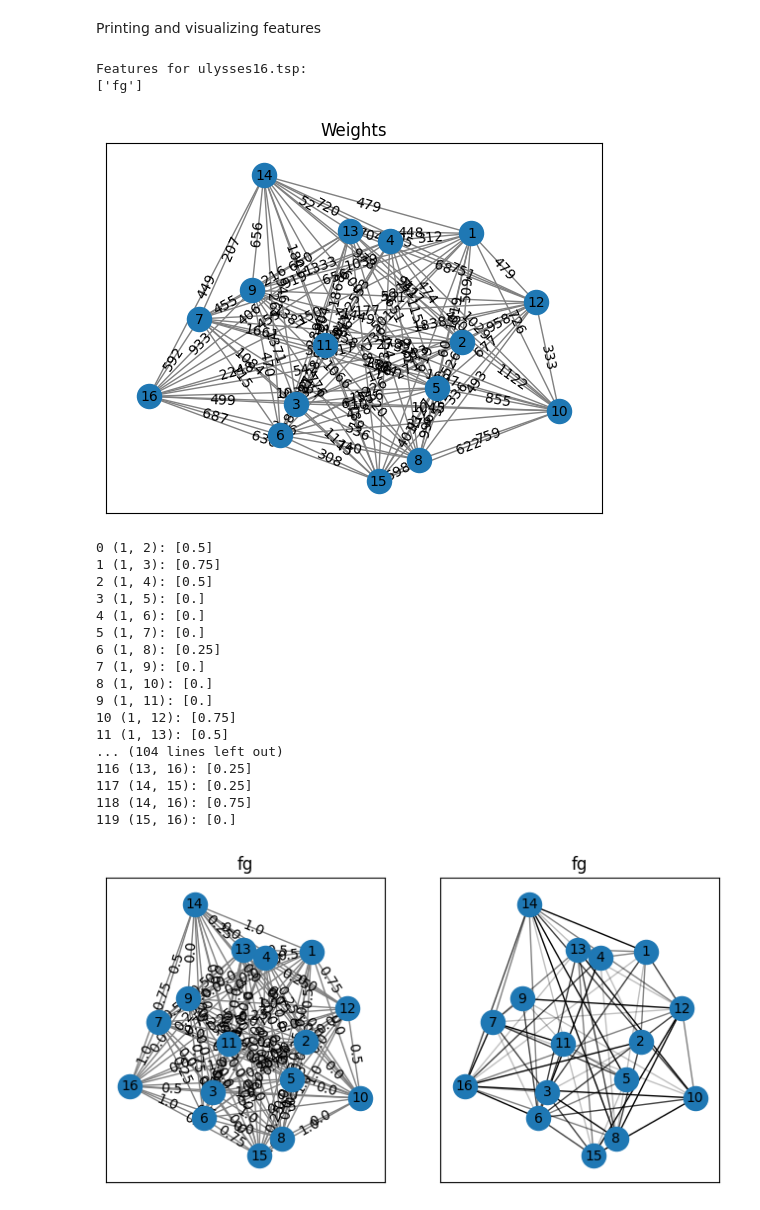
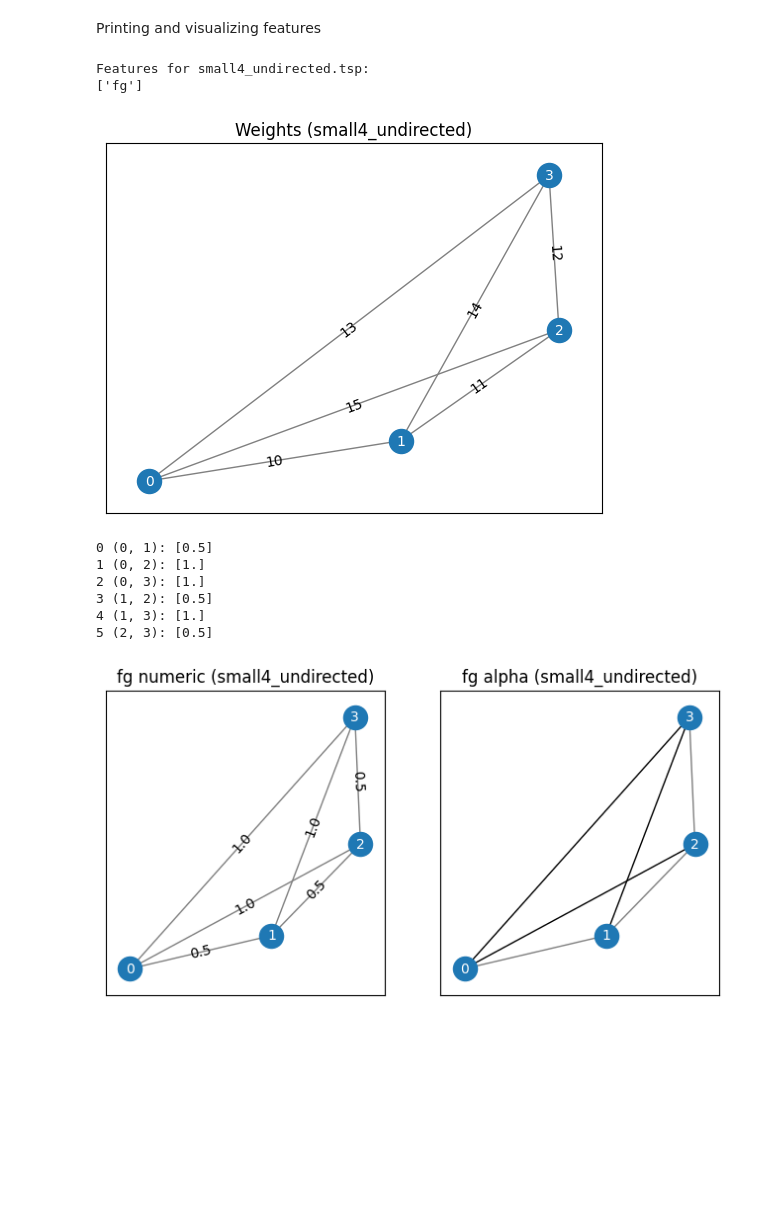
Before and after one commit to krishnabhattaram/TSPPruning, a Jupyter notebook: optlearn/extraction_demo.ipynb, the cells around one changed output. Cells and saved outputs as stored; diff of their text form; code cells hidden in the pictures; blank space fills up the shorter version.

Commit message:
Add small4, implement OVERRIDE_FEATURES

```diff
--- a/optlearn/extraction_demo.ipynb
+++ b/optlearn/extraction_demo.ipynb
@@ -36,0 +26,12 @@ Done! :D
+# %%
+DATA_PATH = os.path.join(os.path.abspath(''), DATA_DIR)
+PROBLEMS_PATH = os.path.join(DATA_PATH, PROBLEMS_DIR)
+FEATURES_PATH = os.path.join(DATA_PATH, FEATURES_DIR)
+
+from optlearn.experiments.build_data import build_features
+build_features(
+	FEATURES_PATH,
+	PROBLEMS_PATH,
+	DESIRED_EDGE_FEATURES,
+	override=OVERRIDE_FEATURES
+)
@@ -47,7 +64,7 @@ from optlearn.io_utils import optObject
 
 # Note: We're not using optlearn.plotting.plot_graph because it isn't very
 # helpful here - it doesn't show numerical values
-# from optlearn.plotting import plot_graph
+from optlearn.plotting import plot_graph
 import matplotlib.pyplot as plt
 
 PYPLOT_WIDTH_INCHES = 4 * 2
@@ -56,7 +73,7 @@ ARC_RADIUS = 0.15
 
 def draw_full_graph(ax=None, use_alpha=False):
 	nx.draw_networkx_nodes(G, pos, ax=ax)
-	nx.draw_networkx_labels(G, pos, font_size=10, ax=ax)
+	nx.draw_networkx_labels(G, pos, font_size=10, font_color='w', ax=ax)
 	connectionstyle = 'arc3' + (f',rad={ARC_RADIUS}' if G.is_directed() else '')
 	nx.draw_networkx_edges(
 		G,
@@ -77,71 +94,61 @@ def draw_full_graph(ax=None, use_alpha=False):
 			connectionstyle=connectionstyle
 		)
 
-for problem_file_name in os.listdir(PROBLEMS_DIR):
+for problem_file_name in os.listdir(PROBLEMS_PATH):
 	# 2. Prints features
 	print(f'Features for {problem_file_name}:')
 	print(DESIRED_EDGE_FEATURES)
-	feature_file_name = problem_file_name.replace('.tsp', '.npy')
+	problem_name = problem_file_name.removesuffix('.tsp')
+	feature_file_name = problem_name + '.npy'
 	features_data = loader.load_features([
-		os.path.join(FEATURES_DIR, feature, feature_file_name)
+		os.path.join(FEATURES_PATH, feature, feature_file_name)
 		for feature in DESIRED_EDGE_FEATURES])
 
 	# 3. Plots each feature as a separate graph
-	problem_file_path = os.path.join(PROBLEMS_DIR, problem_file_name)
+	problem_file_path = os.path.join(PROBLEMS_PATH, problem_file_name)
 	# Returns graph with N(N - 1) edges (all directed edges besides loops)
 	G = optObject().read_problem_from_file(problem_file_path).get_graph()
 	edges = get_edges(G)
 	weights = get_weights(G)
-	pos = nx.spring_layout(G)
+	pos = VIZ_LAYOUT(G)
 
 	labels = {}
 	for edge_idx, edge in enumerate(edges):
 		labels[edge] = weights[edge_idx]
 	draw_full_graph()
-	plt.title('Weights')
+	plt.title(f'Weights ({problem_name})')
 	plt.show()
 
 	# Based on
 	# https://networkx.org/documentation/latest/auto_examples/drawing/plot_multigraphs.html#sphx-glr-auto-examples-drawing-plot-multigraphs-py
 	fig, ax = plt.subplots(len(DESIRED_EDGE_FEATURES), 2)
 	# Standardizes ax as a 2D list
 	if len(DESIRED_EDGE_FEATURES) == 1:
 		ax = [ax]
 	for edge_idx, edge in enumerate(edges):
 		print(f'{edge_idx} {edge}: {features_data[edge_idx]}')
 	for feature_idx, feature in enumerate(DESIRED_EDGE_FEATURES):
 		labels = {}
 		for edge_idx, edge in enumerate(edges):
 			labels[edge] = round(features_data[edge_idx][feature_idx], 3)
 
-		ax_numeric = ax[feature_idx][0]
+		ax_numeric: plt.Axes = ax[feature_idx][0]
 		draw_full_graph(ax=ax_numeric)
-		ax_numeric.set_title(feature)
+		ax_numeric.set_title(f'{feature} numeric ({problem_name})')
 
-		ax_alpha = ax[feature_idx][1]
+		ax_alpha: plt.Axes = ax[feature_idx][1]
 		draw_full_graph(ax=ax_alpha, use_alpha=True)
-		ax_alpha.set_title(feature)
+		ax_alpha.set_title(f'{feature} alpha ({problem_name})')
 	fig.set_size_inches(PYPLOT_WIDTH_INCHES, PYPLOT_HEIGHT_INCHES)
 	plt.show()
 # %% [output]
-Features for ulysses16.tsp:
+Features for small4_undirected.tsp:
 ['fg']
-[figure, old version]
+[figure, new version]
-0 (1, 2): [0.5]
-1 (1, 3): [0.75]
-2 (1, 4): [0.5]
-3 (1, 5): [0.]
-4 (1, 6): [0.]
-5 (1, 7): [0.]
-6 (1, 8): [0.25]
-7 (1, 9): [0.]
-8 (1, 10): [0.]
-9 (1, 11): [0.]
-10 (1, 12): [0.75]
-11 (1, 13): [0.5]
-... (104 lines left out)
-116 (13, 16): [0.25]
-117 (14, 15): [0.25]
-118 (14, 16): [0.75]
-119 (15, 16): [0.]
+0 (0, 1): [0.5]
+1 (0, 2): [1.]
+2 (0, 3): [1.]
+3 (1, 2): [0.5]
+4 (1, 3): [1.]
+5 (2, 3): [0.5]
-[figure, old version]
+[figure, new version]
```
Also changed, not shown: parts of 5 cells of this notebook, 5 other files.
